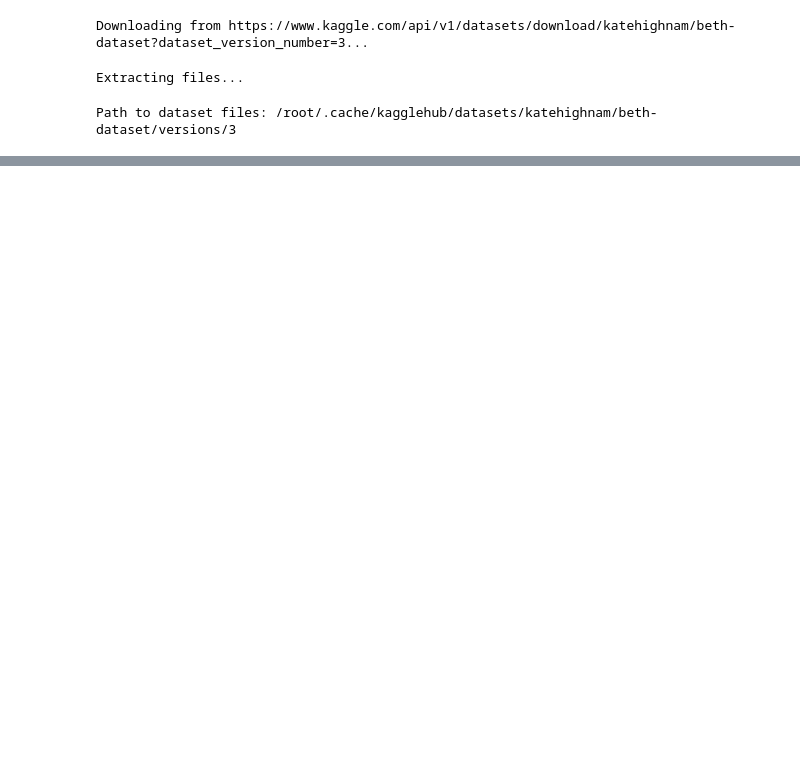
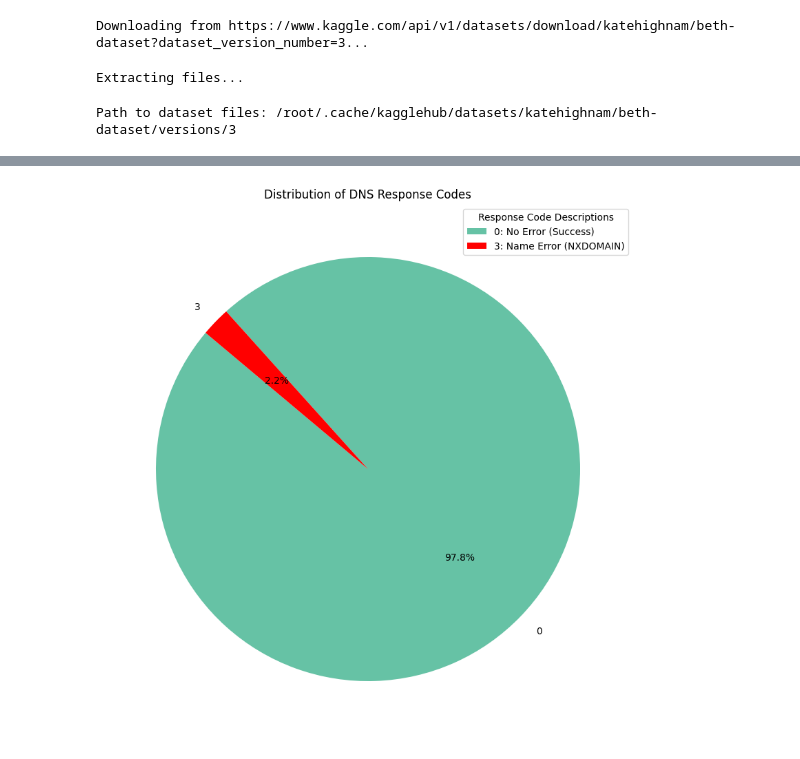
Before and after one commit to SHasan59/CTPproject, a Jupyter notebook: CTPFinalProject.ipynb, the cells around one changed output, grey strips where cells are left out. Cells and saved outputs as stored; diff of their text form; code cells hidden in the pictures; blank space fills up the shorter version.

```diff
--- a/CTPFinalProject.ipynb
+++ b/CTPFinalProject.ipynb
@@ -28,0 +152,21 @@ df.head(3)
+# %%
+# Pie Chart of Response Codes
+
+response_code_counts = df['DnsResponseCode'].value_counts()
+
+#WHAT THE CHART MEANS
+# RCODE 0: No Error (Success)
+# RCODE 3: Name Error (NXDOMAIN) (Non-Existent Domain)
+
+# Set up labels in array
+legend_labels = ["0: No Error (Success)", "3: Name Error (NXDOMAIN)"]
+colors = ["#66c2a5", "#FF0000"]
+
+# Plotting
+plt.figure(figsize=(10, 10))
+plt.pie(response_code_counts, labels=response_code_counts.index, autopct='%1.1f%%', startangle=140, colors=colors)
+plt.title("Distribution of DNS Response Codes")
+plt.legend(legend_labels, loc="best", title="Response Code Descriptions")
+plt.show()
+# %% [output]
+[figure, added]
```
Also changed, not shown: parts of 14 cells of this notebook.
